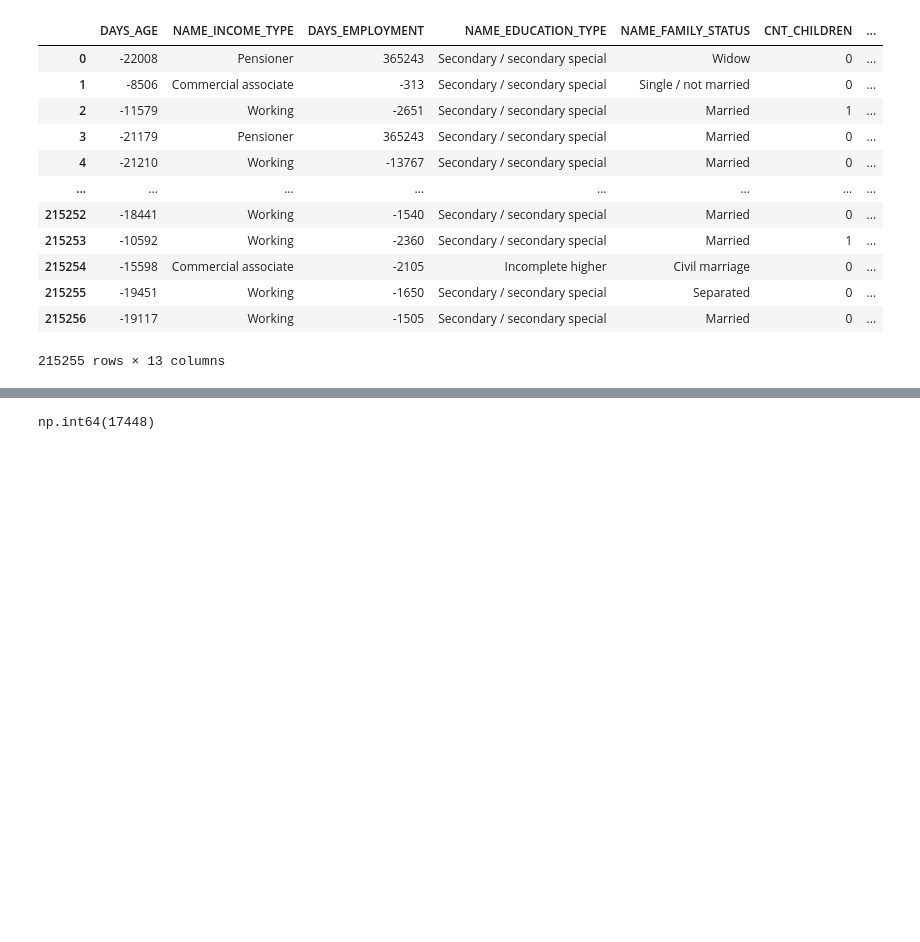
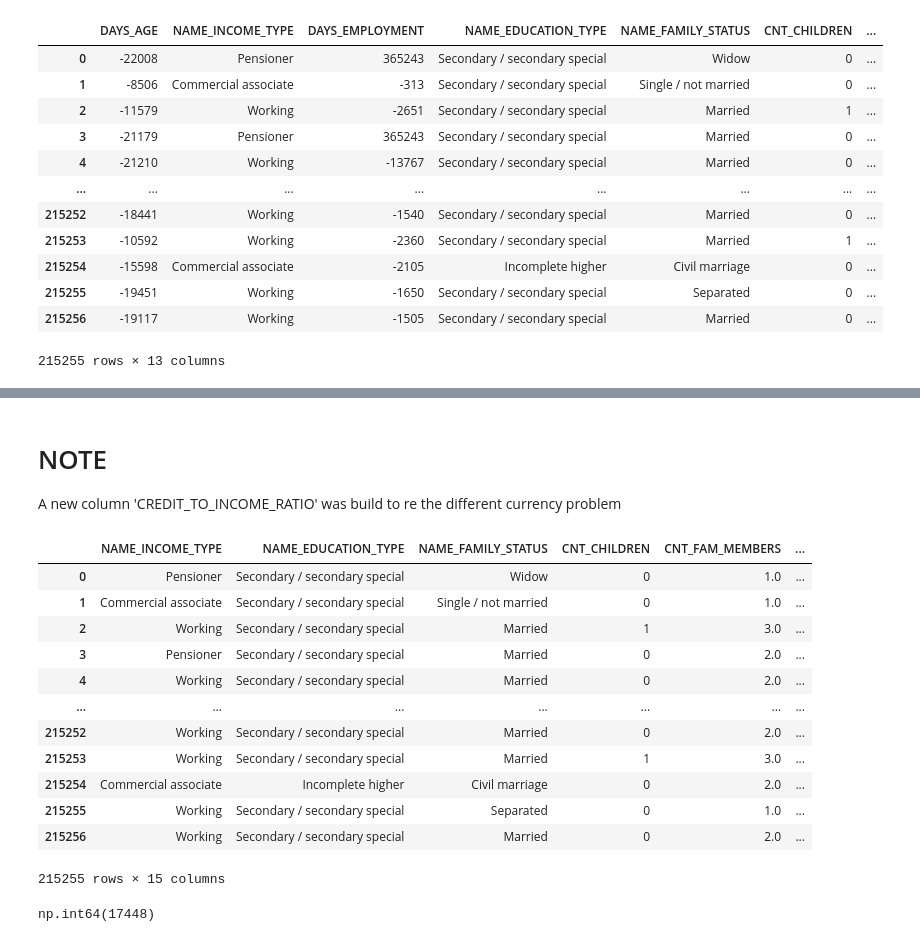
Before and after one commit to DvectorPrime/lendiq, a Jupyter notebook: ml-service/notebooks/Data Cleaning and EDA.ipynb, the cells around one changed output, grey strips where cells are left out. Saved outputs shown, nothing was run; the diff lists cells and outputs as text; code cells hidden in the pictures; blank space fills up the shorter version.

```diff
--- a/ml-service/notebooks/sample.ipynb
+++ b/ml-service/notebooks/Data Cleaning and EDA.ipynb
@@ -154,3 +232,24 @@ df_final
+# %% [markdown]
+# NOTE
+
+A new column 'CREDIT_TO_INCOME_RATIO' was build to re the different currency problem
+# %%
+df_final['CREDIT_TO_INCOME_RATIO'] = df_final['AMT_CREDIT'] / df_final['AMT_INCOME_TOTAL']
+df_final
+# %% [output]
+|  | NAME_INCOME_TYPE | NAME_EDUCATION_TYPE | NAME_FAMILY_STATUS | CNT_CHILDREN | CNT_FAM_MEMBERS | ... |
+| 0 | Pensioner | Secondary / secondary special | Widow | 0 | 1.0 | ... |
+| 1 | Commercial associate | Secondary / secondary special | Single / not married | 0 | 1.0 | ... |
+| 2 | Working | Secondary / secondary special | Married | 1 | 3.0 | ... |
+| 3 | Pensioner | Secondary / secondary special | Married | 0 | 2.0 | ... |
+| 4 | Working | Secondary / secondary special | Married | 0 | 2.0 | ... |
+| ... | ... | ... | ... | ... | ... | ... |
+| 215252 | Working | Secondary / secondary special | Married | 0 | 2.0 | ... |
+| 215253 | Working | Secondary / secondary special | Married | 1 | 3.0 | ... |
+| 215254 | Commercial associate | Incomplete higher | Civil marriage | 0 | 2.0 | ... |
+| 215255 | Working | Secondary / secondary special | Separated | 0 | 1.0 | ... |
+| 215256 | Working | Secondary / secondary special | Married | 0 | 2.0 | ... |
+215255 rows × 15 columns
 # %%
 df_final['TARGET'].sum()
 # %% [output]
```
Also changed, not shown: parts of 8 cells of this notebook.
